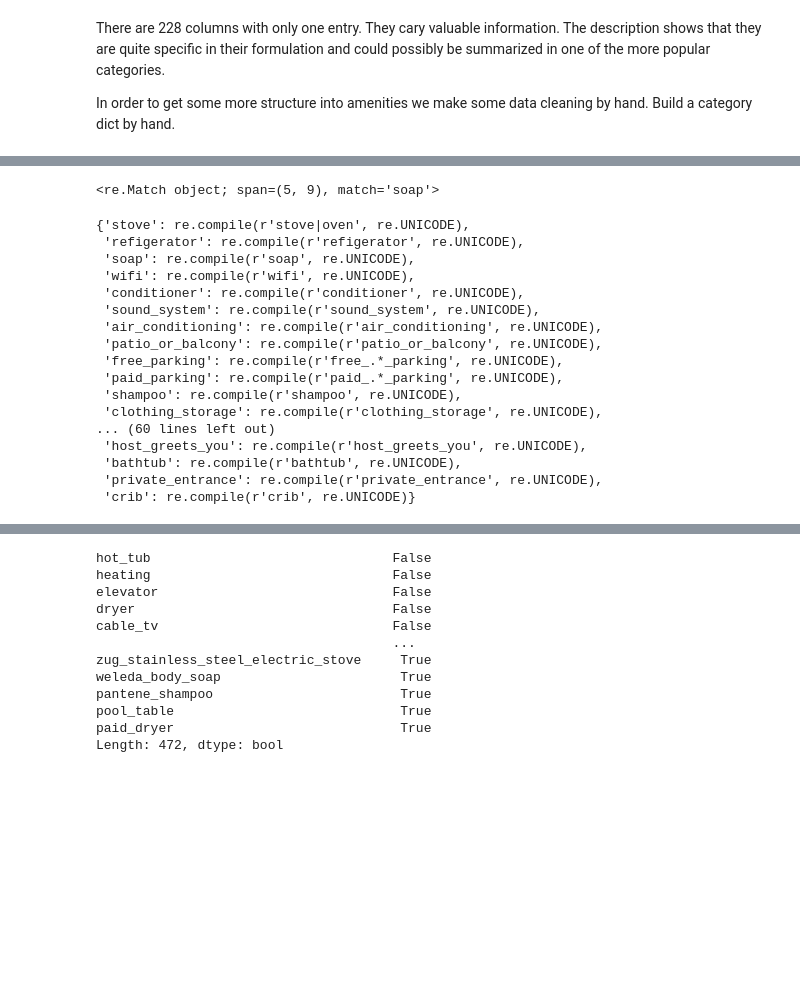
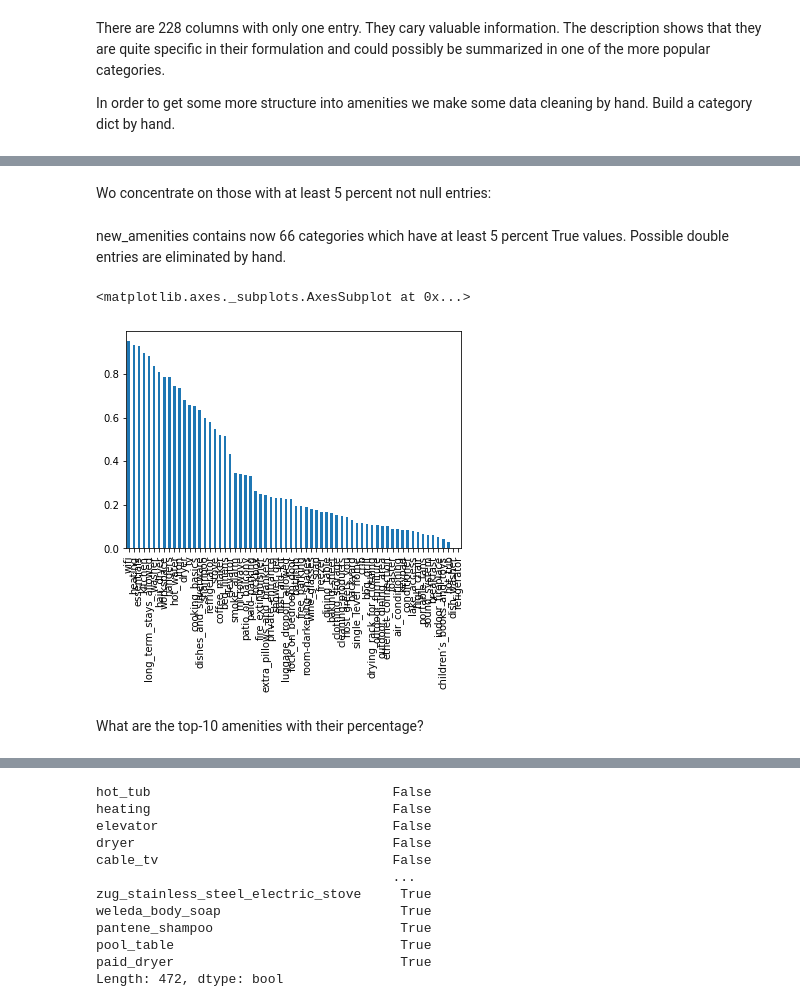
Before and after one commit to dchkeller/airbnbcase, a Jupyter notebook: airbnbcase.ipynb, the cells around one changed output, grey strips where cells are left out. Cells and saved outputs as stored; diff of their text form; code cells hidden in the pictures; blank space fills up the shorter version.

Commit message:
added questions, optimized amenities re-filtering

```diff
--- a/airbnbcase.ipynb
+++ b/airbnbcase.ipynb
@@ -230,28 +230,49 @@ def add_top_runner_to_categories( df, category, threshold ) :
                 new_categories[col] = re.compile( col )
 
     return new_categories
-# %%
-re.compile( "soap" ).search( "body_soap" )
-# %% [output]
-<re.Match object; span=(5, 9), match='soap'>
+# %% [markdown]
+Wo concentrate on those with at least 5 percent not null entries:
 # %%
-add_top_runner_to_categories( amenities, categories, 0.05 )
+new_categories = add_top_runner_to_categories( amenities, categories, 0.05 )
-# %% [output]
-{'stove': re.compile(r'stove|oven', re.UNICODE),
- 'refigerator': re.compile(r'refigerator', re.UNICODE),
- 'soap': re.compile(r'soap', re.UNICODE),
- 'wifi': re.compile(r'wifi', re.UNICODE),
- 'conditioner': re.compile(r'conditioner', re.UNICODE),
- 'sound_system': re.compile(r'sound_system', re.UNICODE),
- 'air_conditioning': re.compile(r'air_conditioning', re.UNICODE),
- 'patio_or_balcony': re.compile(r'patio_or_balcony', re.UNICODE),
- 'free_parking': re.compile(r'free_.*_parking', re.UNICODE),
- 'paid_parking': re.compile(r'paid_.*_parking', re.UNICODE),
- 'shampoo': re.compile(r'shampoo', re.UNICODE),
- 'clothing_storage': re.compile(r'clothing_storage', re.UNICODE),
-... (60 lines left out)
- 'host_greets_you': re.compile(r'host_greets_you', re.UNICODE),
- 'bathtub': re.compile(r'bathtub', re.UNICODE),
- 'private_entrance': re.compile(r'private_entrance', re.UNICODE),
- 'crib': re.compile(r'crib', re.UNICODE)}
+# %%
+def collapse_columns( df, categories ) :
+    """
+        Reduce the number of columns by their name.
+        Combines the values over collapsed columns into new columns by logical or operator.
+        Raises a ValueError in case of overlapping categories.
+
+        Parameter:
+        df(DataFrame): input data with a numeric dtype
+        categories(dict): a dict containing new column names as keys and re's to match on old column names.
+
+        Returns:
+        DataFrame: resulting df with a reduced number of columns
+        dict: a dictionary with a mapping fomr old column names to new column names
+
+    """
+    old_to_new = dict()
+    df_new = pd.DataFrame( dtype="bool" )
+
+    for cat, match in tqdm(categories.items()) :
+        df_new[cat] = np.zeros( df.shape[0], dtype="bool" )
+        for col in df.columns :
+            if ( match.search( col ) ) :
+                df_new[cat] |= df[col]
+                if col in old_to_new.keys() :
+                    raise ValueError( col )
+                old_to_new[col] = cat
+
+
+    return df_new, old_to_new
+# %%
+new_amenities, old_to_new = collapse_columns( amenities, new_categories )
+# %% [markdown]
+new_amenities contains now 66 categories which have at least 5 percent True values. Possible double entries are eliminated by hand.
+# %%
+(new_amenities.sum()/new_amenities.shape[0]).sort_values( ascending=False ).plot.bar()
+# %% [output]
+<matplotlib.axes._subplots.AxesSubplot at 0x...>
+[figure, added]
+# %% [markdown]
+What are the top-10 amenities with their percentage?
 # %%
```
Also changed, not shown: parts of 13 cells of this notebook.
